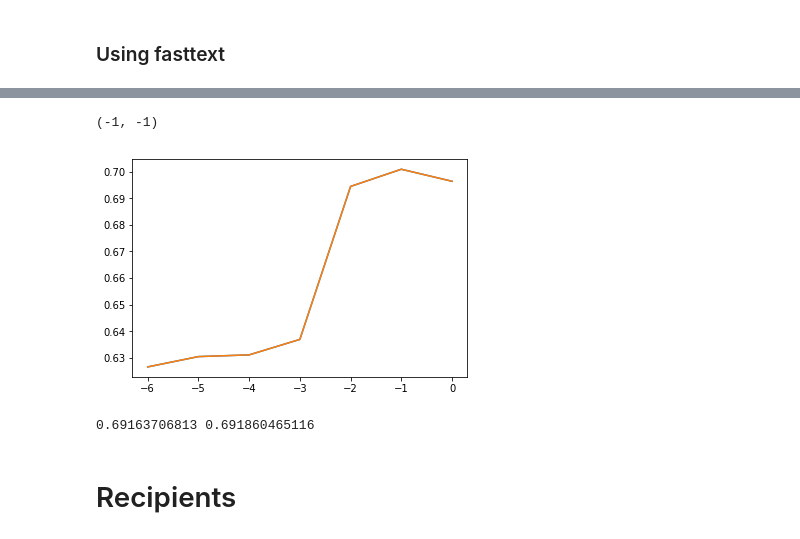
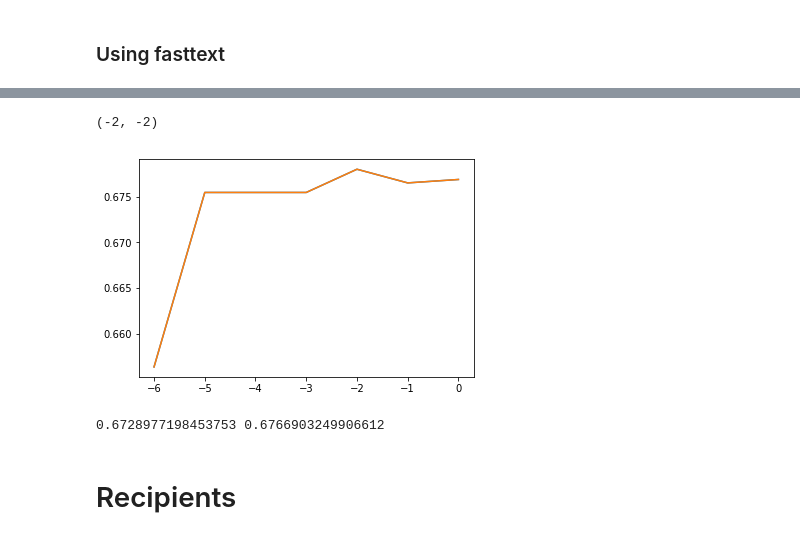
Before and after one commit to mahamfkhan/NLU, a Jupyter notebook: fastText test.ipynb, the cells around one changed output, grey strips where cells are left out. Cells and saved outputs as stored; diff of their text form; code cells hidden in the pictures.

```diff
--- a/fastText test.ipynb
+++ b/fastText test.ipynb
@@ -175,0 +373,30 @@ param_range[np.argmax(f1)], param_range[np.argmax(accs)]
+# %%
+N_val = []
+precision = []
+recall = []
+f1 = []
+accs = []
+param_range = list(range(1,11))
+sender_val = senders["word"]["df"]["dev"]
+for count in param_range:
+    model = train_supervised(input=senders["word"]["train"],
+                             epoch=50, #tuned
+                             lr=10.0**-2, #tuned minimal improvements
+                             ws = 5, #default 5
+                             wordNgrams=count, #tuned 6
+                             verbose=2, #default 2
+                             minCount=1, #default 1
+                             dim=200)
+    N,p,r =  results(*model.test(senders["word"]["dev"]))
+    f1.append(get_F1(p,r))
+    N_val.append(N)
+    precision.append(p)
+    recall.append(r)
+    accs.append(get_acc(model, sender_val))
+
+
+
+
+plt.plot(param_range,f1)
+plt.plot(param_range, accs)
+param_range[np.argmax(f1)], param_range[np.argmax(accs)]
@@ -176,51 +406,50 @@ param_range[np.argmax(f1)], param_range[np.argmax(accs)]
 # %%
 N_val = []
 precision = []
 recall = []
 f1 = []
 accs = []
 param_range = np.arange(-6,1)
-sender_val = sender_df.iloc[sender_splits[1]]
+sender_val = senders["word"]["df"]["dev"]
 for rate in 10.0**param_range:
-    model = train_supervised(input=sender["train"],
+    model = train_supervised(input=senders["word"]["train"],
                              epoch=50, #tuned
                              lr=rate, #tuned minimal improvements
-                             ws = 7, #tuned
-                             wordNgrams=4, #tuned
+                             ws = 1, #tuned
+                             wordNgrams=1, #tuned
                              verbose=1, #tuned minimal improvements
-                             minCount=4,
-                             dim=200)
-    N,p,r =  results(*model.test(sender["dev"]))
+                             minCount=1,
+                             dim=1)
+    N,p,r =  results(*model.test(senders["word"]["dev"]))
     f1.append(get_F1(p,r))
     N_val.append(N)
     precision.append(p)
     recall.append(r)
     accs.append(get_acc(model, sender_val))
 
 
 plt.plot(param_range,f1)
 plt.plot(param_range, accs)
 param_range[np.argmax(f1)], param_range[np.argmax(accs)]
 # %% [output]
-(-1, -1)
+(-2, -2)
-[figure, old version]
+[figure, new version]
 # %%
 #best model for sender
-sender_test = sender_df.iloc[sender_splits[2]]
-sender_val = sender_df.iloc[sender_splits[1]]
-sender_model = train_supervised(input=sender["train"],
+sender_test = senders["word"]["df"]["test"]
+sender_val = senders["word"]["df"]["dev"]
+senders["word"]["model"] = train_supervised(input=senders["word"]["train"],
                              epoch=50, #tuned
-                             lr=10.0**-1, #tuned minimal improvements
-                             ws = 7, #tuned
-                             wordNgrams=4, #tuned
-                             verbose=1, #tuned minimal improvements
-                             minCount=4,
+                             lr=10.0**-2, #tuned minimal improvements
+                             ws = 5, #tuned
+                             wordNgrams=1, #tuned
+                             verbose=2, #tuned minimal improvements
+                             minCount=1,
                              dim=200)
-N,p,r =  results(*model.test(sender["test"]))
-print(get_acc(sender_model, sender_test), get_acc(sender_model, sender_val))
+print(get_acc(senders["word"]["model"], sender_test), get_acc(senders["word"]["model"], sender_val))
 #insert model tested on fair frame here
 # %% [output]
-0.69163706813 0.691860465116
+0.6728977198453753 0.6766903249906612
 # %% [markdown]
 # Recipients
 # %%
```
Also changed, not shown: parts of 36 cells of this notebook, 2 other files.
